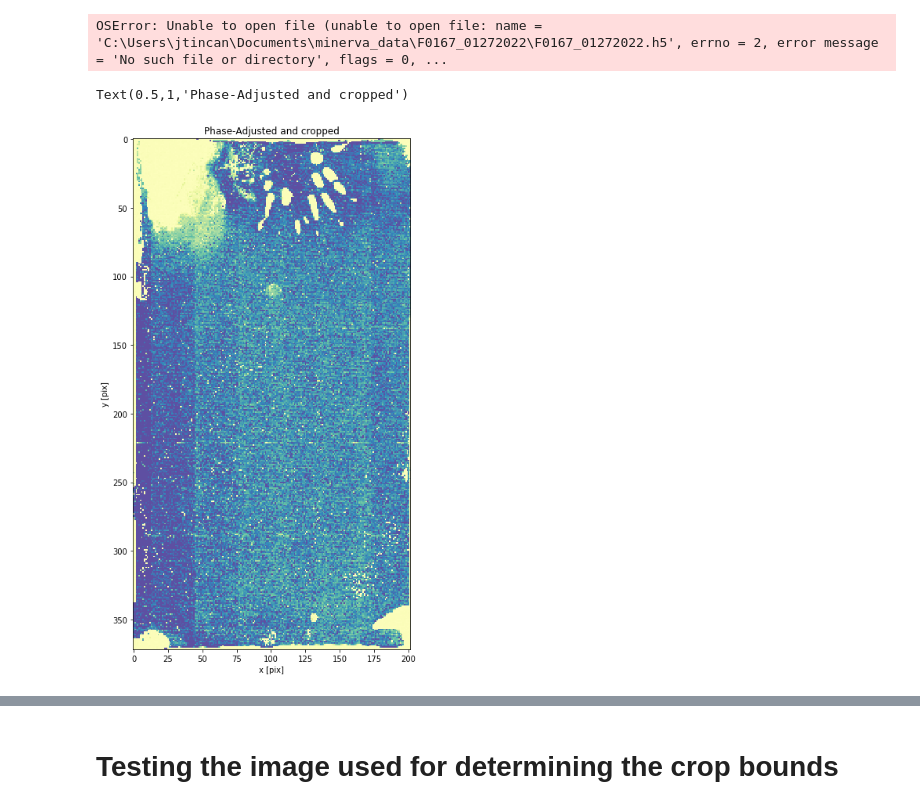
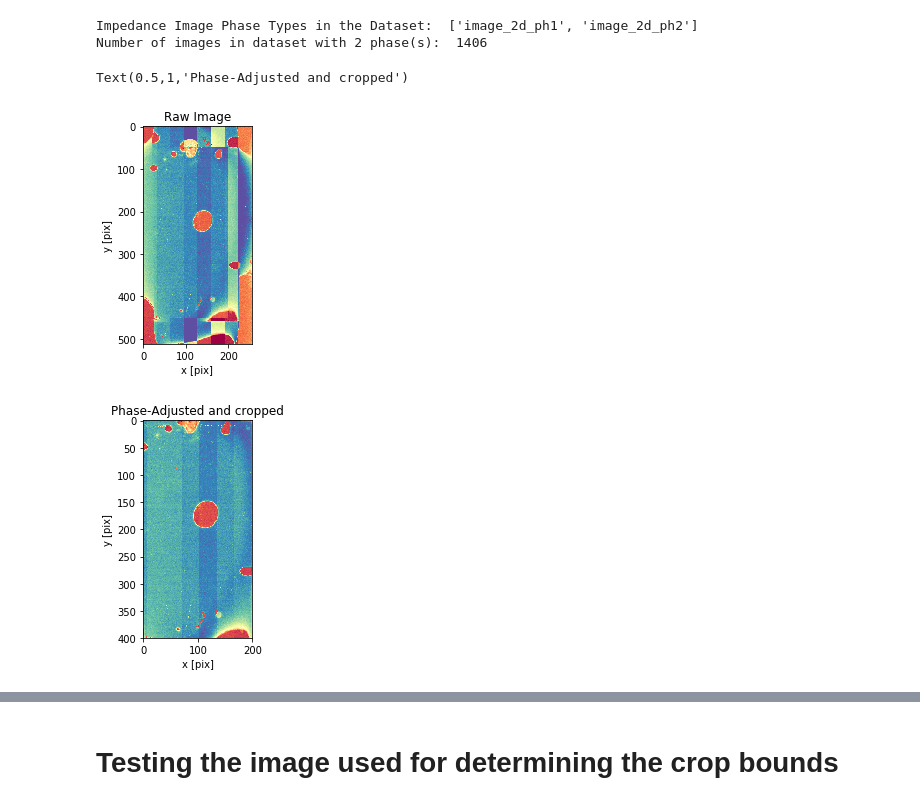
Before and after one commit to JTomI/Larkin-Hybiscus, a Jupyter notebook: Minerva_Tools/Luna_Hybrids_Analysis.ipynb, the cells around one changed output, grey strips where cells are left out. Saved outputs shown, nothing was run; the diff lists cells and outputs as text; code cells hidden in the pictures.

```diff
--- a/Minerva_Tools/Luna_Hybrids_Analysis.ipynb
+++ b/Minerva_Tools/Luna_Hybrids_Analysis.ipynb
@@ -8,20 +8,28 @@ cmap='Spectral'
 from tqdm import tqdm
 import itertools
 # %%
-fname = r"C:\Users\jtincan\Documents\minerva_data\F0167_01272022\F0167_01272022.h5"
-f0167=CPT(data_path=fname)
-# f0167.get_list();
+fname = r"C:\Users\jtincan\Documents\minerva_data\F0176_02102022\F0176_midpoint.h5"
+fxyz=CPT(data_path=fname)
 # %% [output]
-OSError: Unable to open file (unable to open file: name = 'C:\Users\jtincan\Documents\minerva_data\F0167_01272022\F0167_01272022.h5', errno = 2, error message = 'No such file or directory', flags = 0, ...
+Impedance Image Phase Types in the Dataset:  ['image_2d_ph1', 'image_2d_ph2']
+Number of images in dataset with 2 phase(s):  1406
 # %%
-lims = f0167.get_croplims(index=2000,thresh=.00005)
-adjusted_image,vmin,vmax=f0167.process_image(index=0,crop=True)
+# lims = fxyz.get_croplims(index=0,thresh=.00005)
+image,vmin,vmax=fxyz.process_image(index=20,crop=False,xlims=[50,200],ylims=[50,450])
+fig, ax_main = plt.subplots()
+ax_main.imshow(image,cmap=cmap,vmin=vmin,vmax=vmax)
+ax_main.set_xlabel("x [pix]")
+ax_main.set_ylabel("y [pix]")
+ax_main.set_title("Raw Image")
+
+adjusted_image,vmin,vmax=fxyz.process_image(index=20,crop=True,xlims=[25,225],ylims=[50,450])
 fig, ax_main = plt.subplots()
 ax_main.imshow(adjusted_image,cmap=cmap,vmin=vmin,vmax=vmax)
 ax_main.set_xlabel("x [pix]")
 ax_main.set_ylabel("y [pix]")
 ax_main.set_title("Phase-Adjusted and cropped")
 # %% [output]
 Text(0.5,1,'Phase-Adjusted and cropped')
-[figure, old version]
+[figure, new version]
+[figure, added]
 # %%
```
Also changed, not shown: parts of 6 cells of this notebook, 5 other files.
